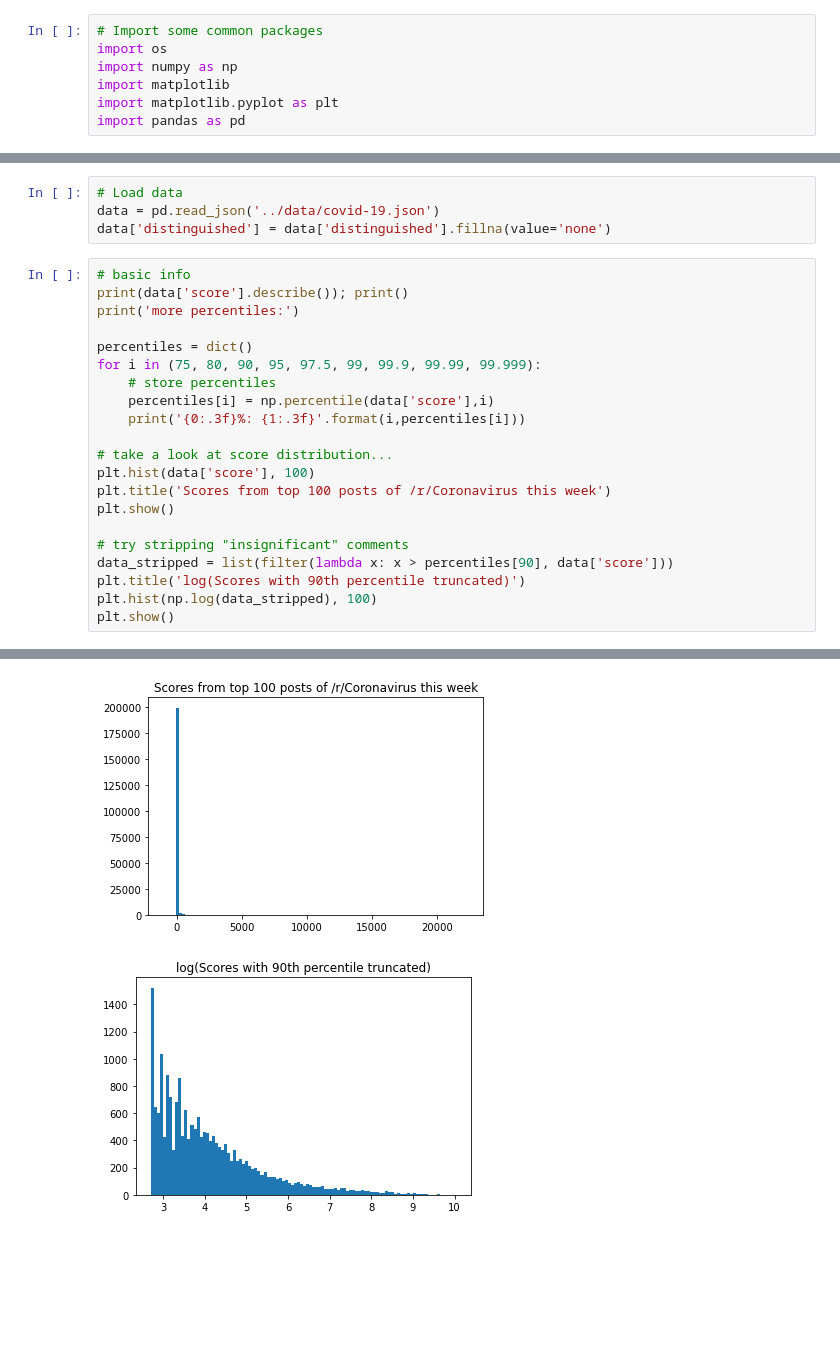
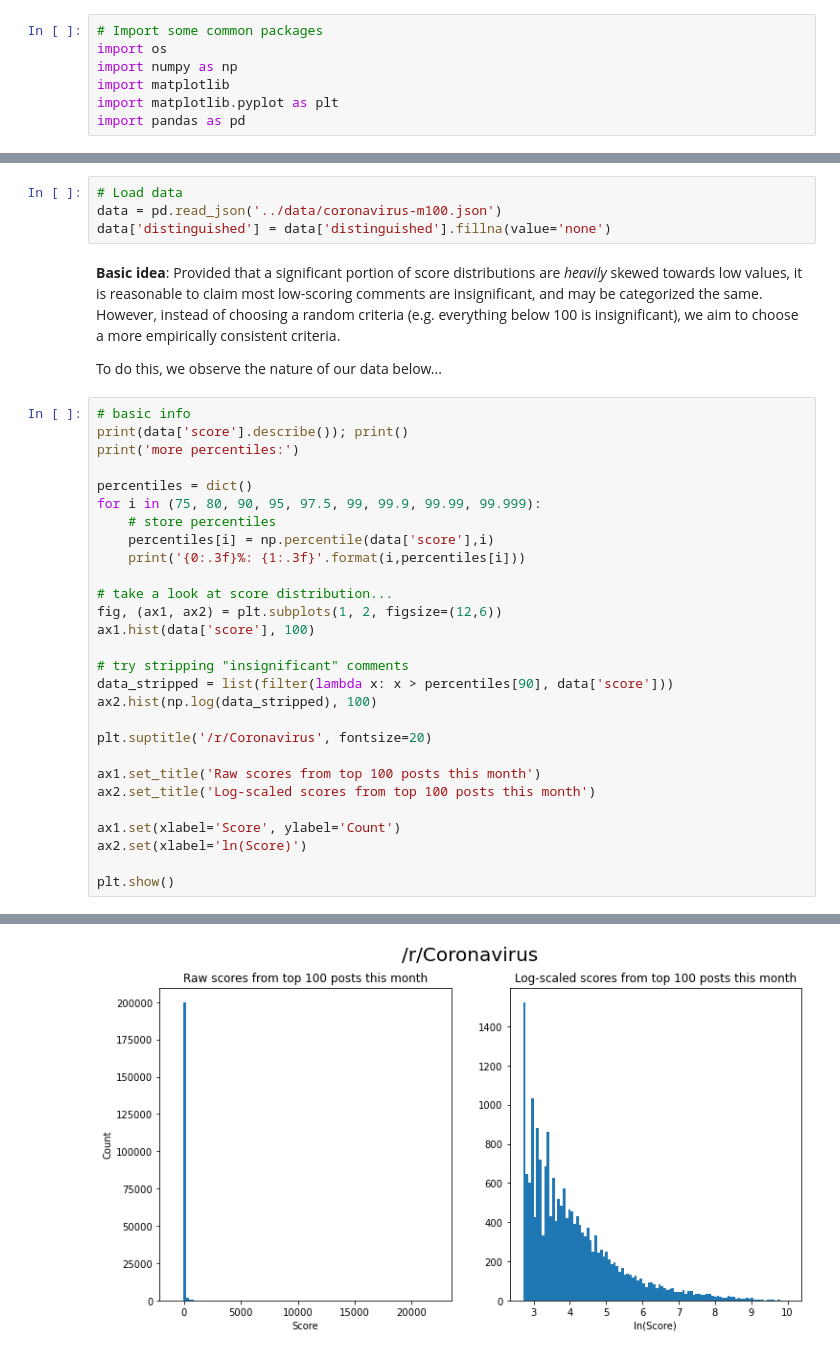
Before and after one commit to sidNan21/Reddit-Popularity-Prediction, a Jupyter notebook: notebooks/playground.ipynb, the cells around one changed output, grey strips where cells are left out. Cells and saved outputs as stored; diff of their text form; blank space fills up the shorter version.

Commit message:
basic data insight in playground notebook

```diff
--- a/notebooks/playground.ipynb
+++ b/notebooks/playground.ipynb
@@ -10,7 +12,11 @@ import pandas as pd
 # %%
 # Load data
-data = pd.read_json('../data/covid-19.json')
+data = pd.read_json('../data/coronavirus-m100.json')
 data['distinguished'] = data['distinguished'].fillna(value='none')
+# %% [markdown]
+**Basic idea**: Provided that a significant portion of score distributions are _heavily_ skewed towards low values, it is reasonable to claim most low-scoring comments are insignificant, and may be categorized the same. However, instead of choosing a random criteria (e.g. everything below 100 is insignificant), we aim to choose a more empirically consistent criteria.
+
+To do this, we observe the nature of our data below...
 # %%
 # basic info
 print(data['score'].describe()); print()
@@ -21,37 +27,43 @@ for i in (75, 80, 90, 95, 97.5, 99, 99.9, 99.99, 99.999):
     # store percentiles
     percentiles[i] = np.percentile(data['score'],i)
     print('{0:.3f}%: {1:.3f}'.format(i,percentiles[i]))
 
 # take a look at score distribution...
-plt.hist(data['score'], 100)
-plt.title('Scores from top 100 posts of /r/Coronavirus this week')
-plt.show()
+fig, (ax1, ax2) = plt.subplots(1, 2, figsize=(12,6))
+ax1.hist(data['score'], 100)
 
 # try stripping "insignificant" comments
 data_stripped = list(filter(lambda x: x > percentiles[90], data['score']))
-plt.title('log(Scores with 90th percentile truncated)')
-plt.hist(np.log(data_stripped), 100)
+ax2.hist(np.log(data_stripped), 100)
+
+plt.suptitle('/r/Coronavirus', fontsize=20)
+
+ax1.set_title('Raw scores from top 100 posts this month')
+ax2.set_title('Log-scaled scores from top 100 posts this month')
+
+ax1.set(xlabel='Score', ylabel='Count')
+ax2.set(xlabel='ln(Score)')
+
 plt.show()
 # %% [output]
 count    203113.000000
 mean         22.012097
 std         251.003406
 min        -991.000000
 25%           1.000000
 50%           1.000000
 75%           3.000000
 max       22357.000000
 Name: score, dtype: float64
 
 more percentiles:
 75.000%: 3.000
 80.000%: 5.000
 90.000%: 14.000
 95.000%: 41.000
 97.500%: 103.000
 99.000%: 319.880
 99.900%: 3493.984
 99.990%: 10427.386
 99.999%: 16848.965
-[figure, old version]
+[figure, new version]
-[figure, removed]
```
Also changed, not shown: parts of 7 cells of this notebook, 2 other files.
